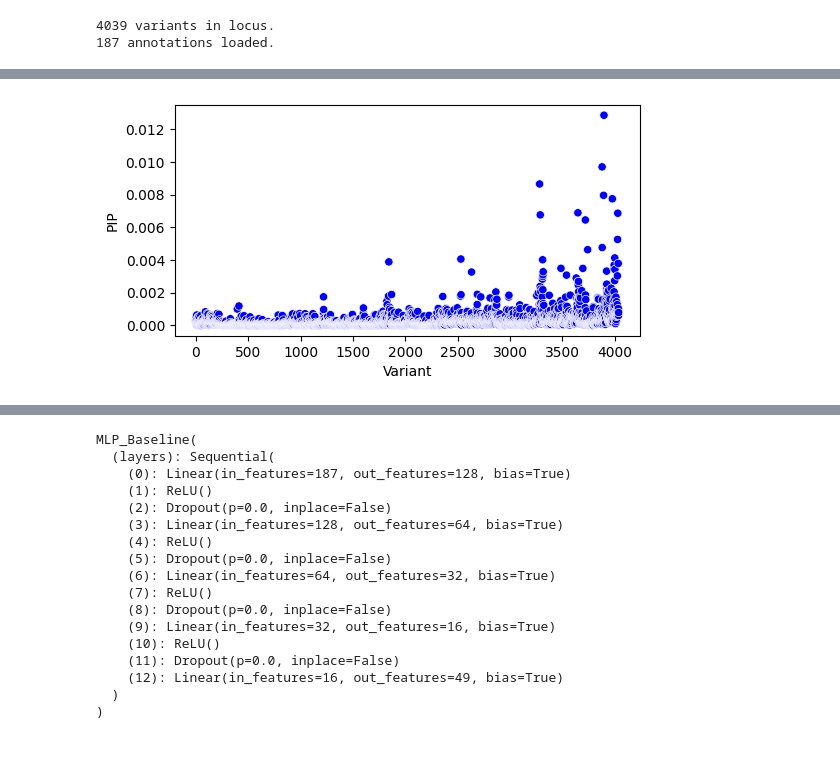
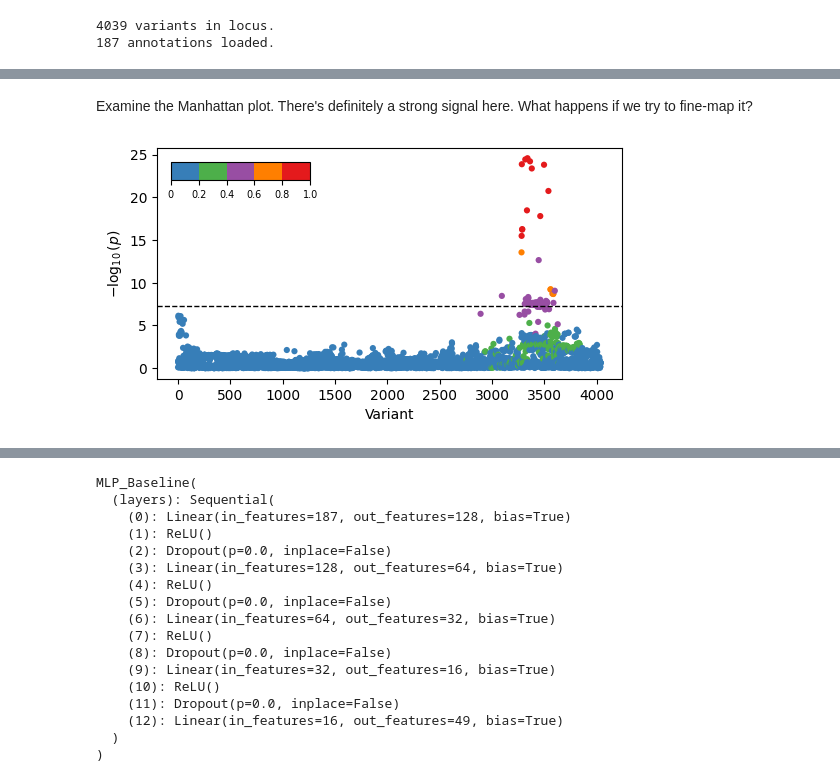
Before and after one commit to davidwang758/dldsc, a Jupyter notebook: examples/vignettes/DeepSHAP.ipynb, the cells around one changed output, grey strips where cells are left out. Cells and saved outputs as stored; diff of their text form; code cells hidden in the pictures; blank space fills up the shorter version.

```diff
--- a/examples/vignettes/DeepSHAP.ipynb
+++ b/examples/vignettes/DeepSHAP.ipynb
@@ -67,6 +71,8 @@ fm_res_funct = pd.read_csv("/scratch4/davidwang/datasets/ukbb/finemapping/svem/u
 # %%
-trait = "blood_RED_COUNT"  # Maybe change trait to plate vol so genome browser plot is easier to understand.
-zscore_height = zscore[:,np.where(traits == trait)[0]].flatten()
-pip_height_non_funct = fm_res_non_funct[trait + "_PIP"]
-pip_height_funct = fm_res_funct[trait + "_PIP"]
-prior_height_funct = fm_res_funct[trait + "_prior"]
+trait = "blood_RED_COUNT"
+zscore_rbc = zscore[:,np.where(traits == trait)[0]].squeeze().numpy()
+pip_rbc_non_funct = fm_res_non_funct[trait + "_PIP"].values
+cs_rbc_non_funct = fm_res_non_funct[trait + "_CS"].values
+pip_rbc_funct = fm_res_funct[trait + "_PIP"].values
+cs_rbc_funct = fm_res_funct[trait + "_CS"].values
+prior_rbc_funct = fm_res_funct[trait + "_prior"].values
@@ -94,4 +79,6 @@ plot_finemapping(torch.tensor(pip_height_funct))
-# %%
-plot_finemapping(torch.tensor(prior_height_funct))
-# %% [output]
-[figure, removed]
+# %% [markdown]
+Examine the Manhattan plot. There's definitely a strong signal here. What happens if we try to fine-map it?
+# %%
+plot_manhattan(zscore_rbc, R[3317,:].cpu().detach().numpy(), mode="pval",legend_loc="upper left")
+# %% [output]
+[figure, added]
```
Also changed, not shown: parts of 20 cells of this notebook, 6 other files.
